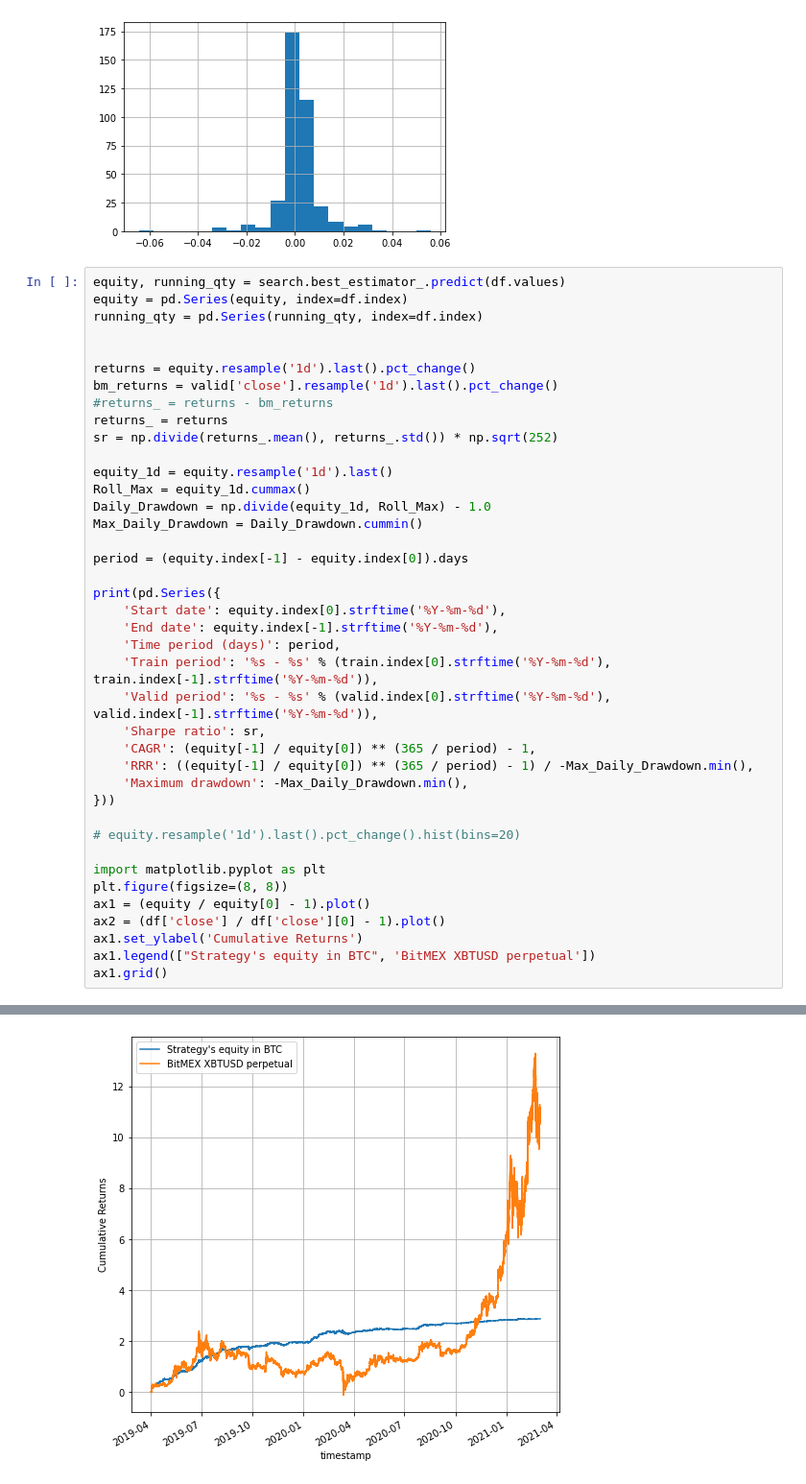
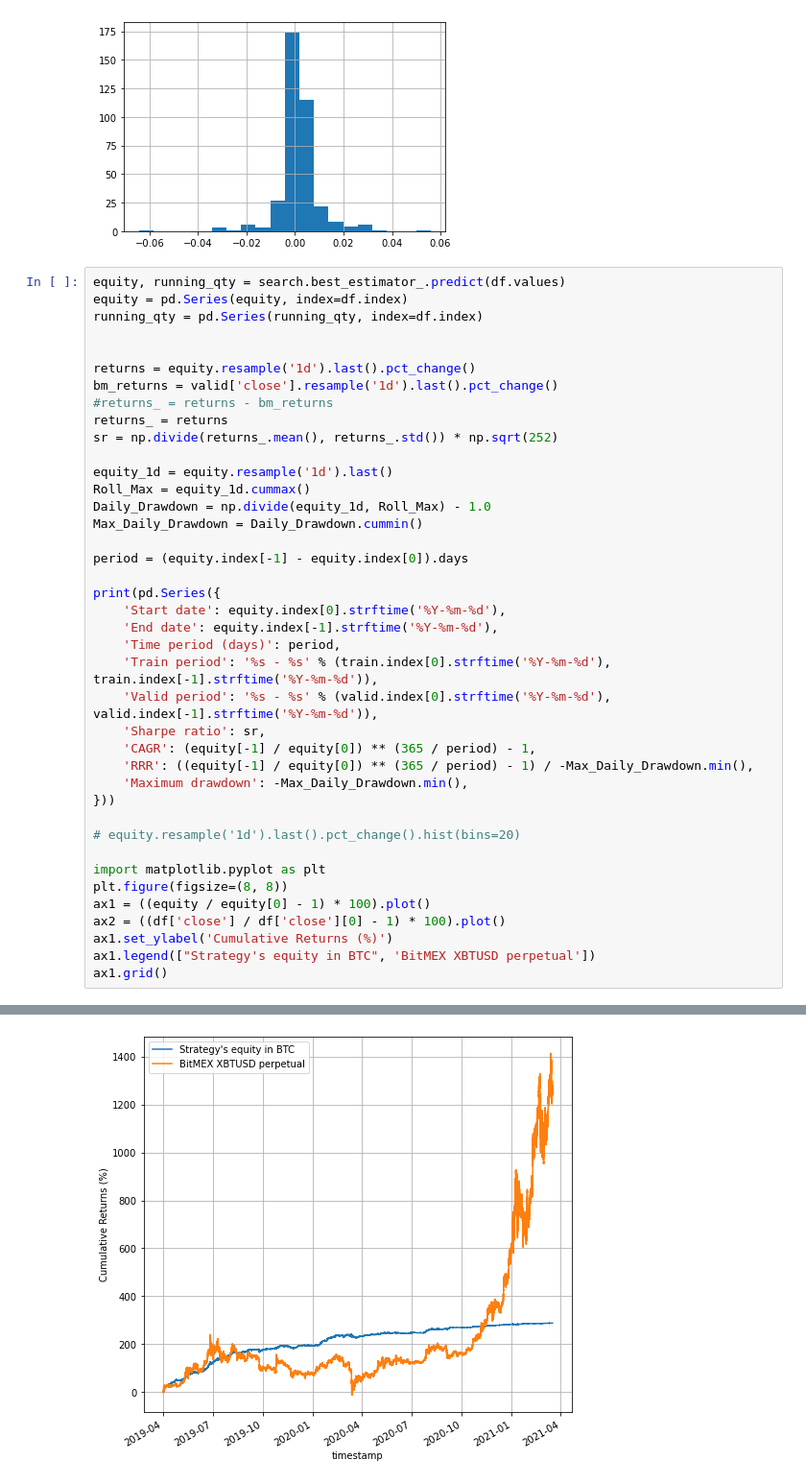
Before and after one commit to nkaz001/algotrading-example, a Jupyter notebook: xbtusd-vanila-market-making-backtest.ipynb, the cells around one changed output, grey strips where cells are left out. Shown: that part at 96% size. Drawn from its saved outputs; the diff is of its cells as text.

```diff
--- a/xbtusd-vanila-market-making-backtest.ipynb
+++ b/xbtusd-vanila-market-making-backtest.ipynb
@@ -336,9 +336,9 @@ print(pd.Series({
 
 import matplotlib.pyplot as plt
 plt.figure(figsize=(8, 8))
-ax1 = (equity / equity[0] - 1).plot()
-ax2 = (df['close'] / df['close'][0] - 1).plot()
-ax1.set_ylabel('Cumulative Returns')
+ax1 = ((equity / equity[0] - 1) * 100).plot()
+ax2 = ((df['close'] / df['close'][0] - 1) * 100).plot()
+ax1.set_ylabel('Cumulative Returns (%)')
 ax1.legend(["Strategy's equity in BTC", 'BitMEX XBTUSD perpetual'])
 ax1.grid()
 # %% [output]
@@ -353,6 +353,6 @@ RRR                                 23.061628
 Maximum drawdown                     0.044307
 dtype: object
-[figure, old version]
+[figure, new version]
 # %%
 Daily_Drawdown.plot()
 # %% [output]
```
Also changed, not shown: parts of 5 cells of this notebook, 11 other files.
